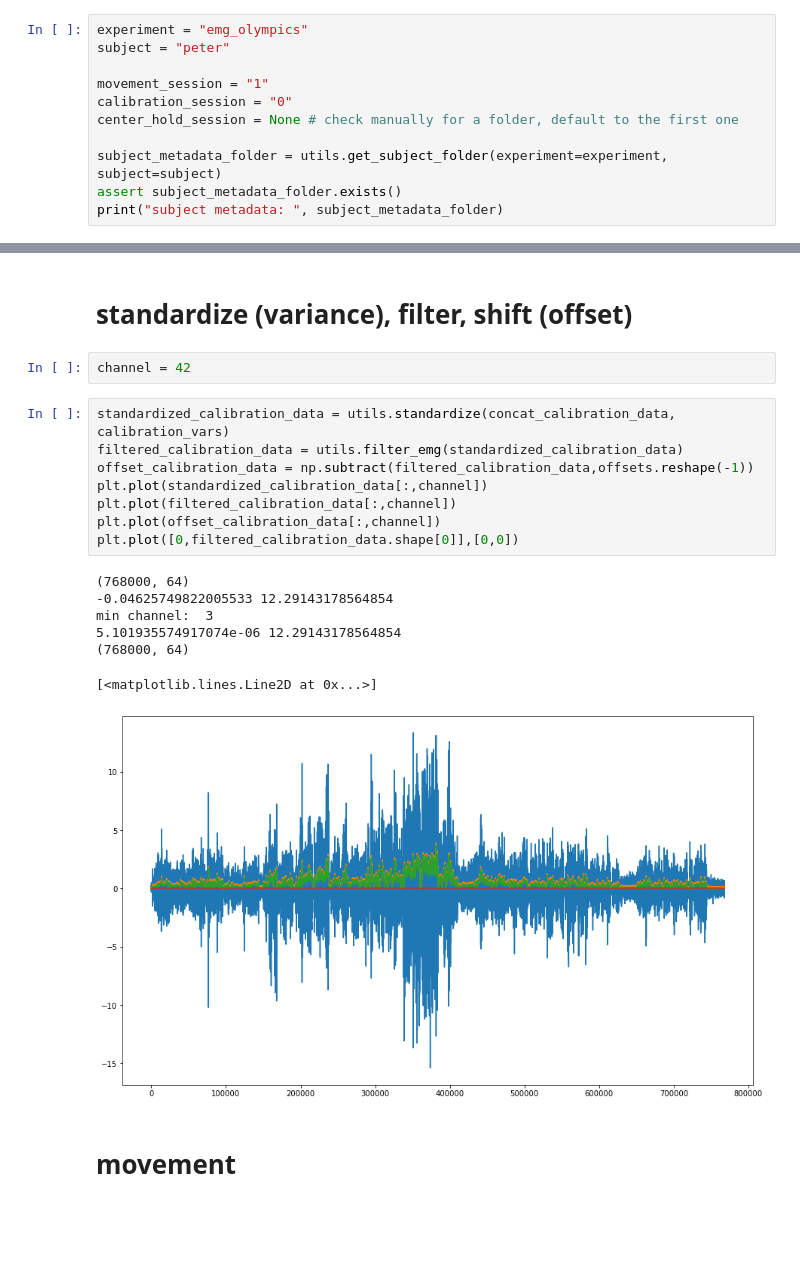
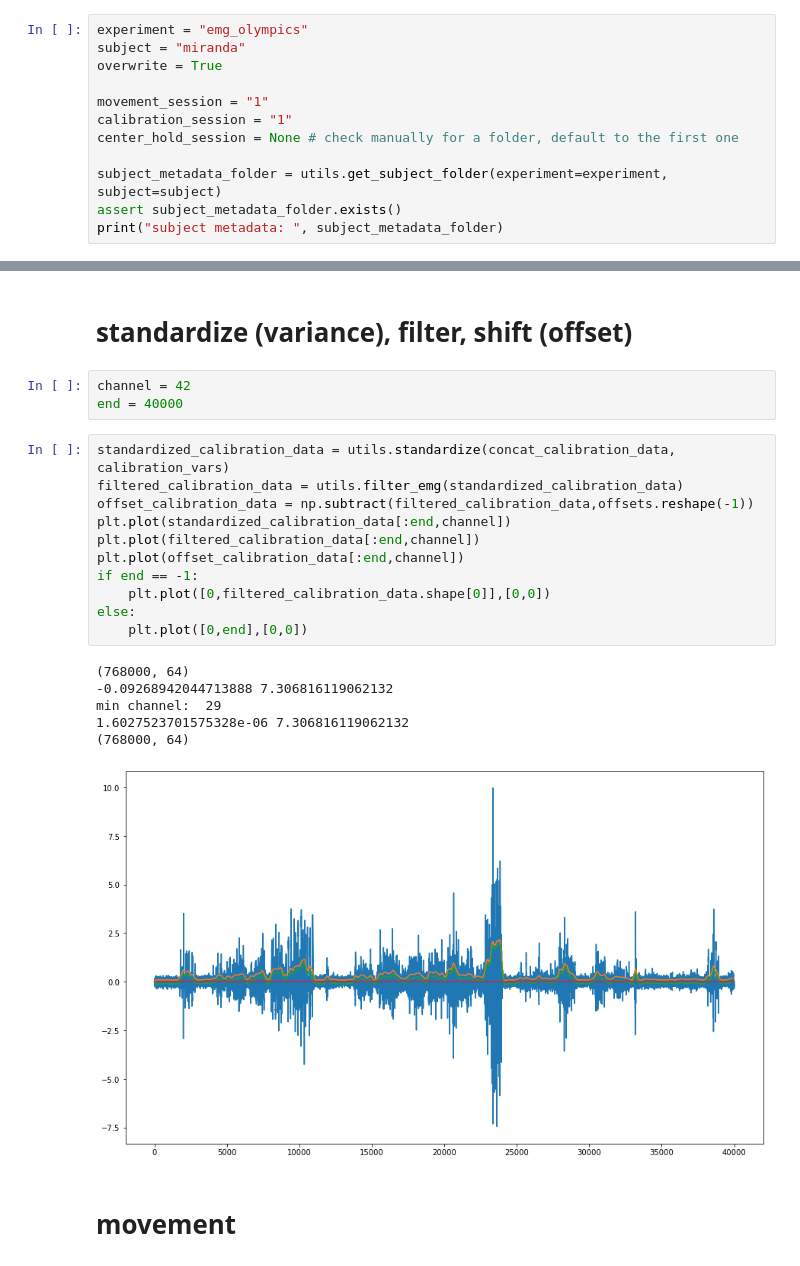
Before and after one commit to spewil/kyberphysics, a Jupyter notebook: notebooks/mappings.ipynb, the cells around one changed output, grey strips where cells are left out. Saved outputs shown, nothing was run; the diff lists cells and outputs as text; blank space fills up the shorter version.

```diff
--- a/notebooks/mappings.ipynb
+++ b/notebooks/mappings.ipynb
@@ -36,10 +36,11 @@ NOTES:
 # load data
 # %%
 experiment = "emg_olympics"
-subject = "peter"
+subject = "miranda"
+overwrite = True
 
 movement_session = "1"
-calibration_session = "0"
+calibration_session = "1"
 center_hold_session = None # check manually for a folder, default to the first one
 
 subject_metadata_folder = utils.get_subject_folder(experiment=experiment, subject=subject)
@@ -317,22 +300,25 @@ utils.write_array_to_disk(offsets.reshape(-1,1),subject_metadata_folder / "offse
 # standardize (variance), filter, shift (offset)
 # %%
 channel = 42
+end = 40000
 # %%
 standardized_calibration_data = utils.standardize(concat_calibration_data, calibration_vars)
 filtered_calibration_data = utils.filter_emg(standardized_calibration_data)
 offset_calibration_data = np.subtract(filtered_calibration_data,offsets.reshape(-1))
-plt.plot(standardized_calibration_data[:,channel])
-plt.plot(filtered_calibration_data[:,channel])
-plt.plot(offset_calibration_data[:,channel])
-plt.plot([0,filtered_calibration_data.shape[0]],[0,0])
+plt.plot(standardized_calibration_data[:end,channel])
+plt.plot(filtered_calibration_data[:end,channel])
+plt.plot(offset_calibration_data[:end,channel])
+if end == -1:
+    plt.plot([0,filtered_calibration_data.shape[0]],[0,0])
+else:
+    plt.plot([0,end],[0,0])
 # %% [output]
 (768000, 64)
--0.04625749822005533 12.29143178564854
-min channel:  3
-5.101935574917074e-06 12.29143178564854
+-0.09268942044713888 7.306816119062132
+min channel:  29
+1.6027523701575328e-06 7.306816119062132
 (768000, 64)
-[<matplotlib.lines.Line2D at 0x...>]
-[figure, old version]
+[figure, new version]
 # %% [markdown]
 # movement
 # %%
```
Also changed, not shown: parts of 22 cells of this notebook, 19 other files.
